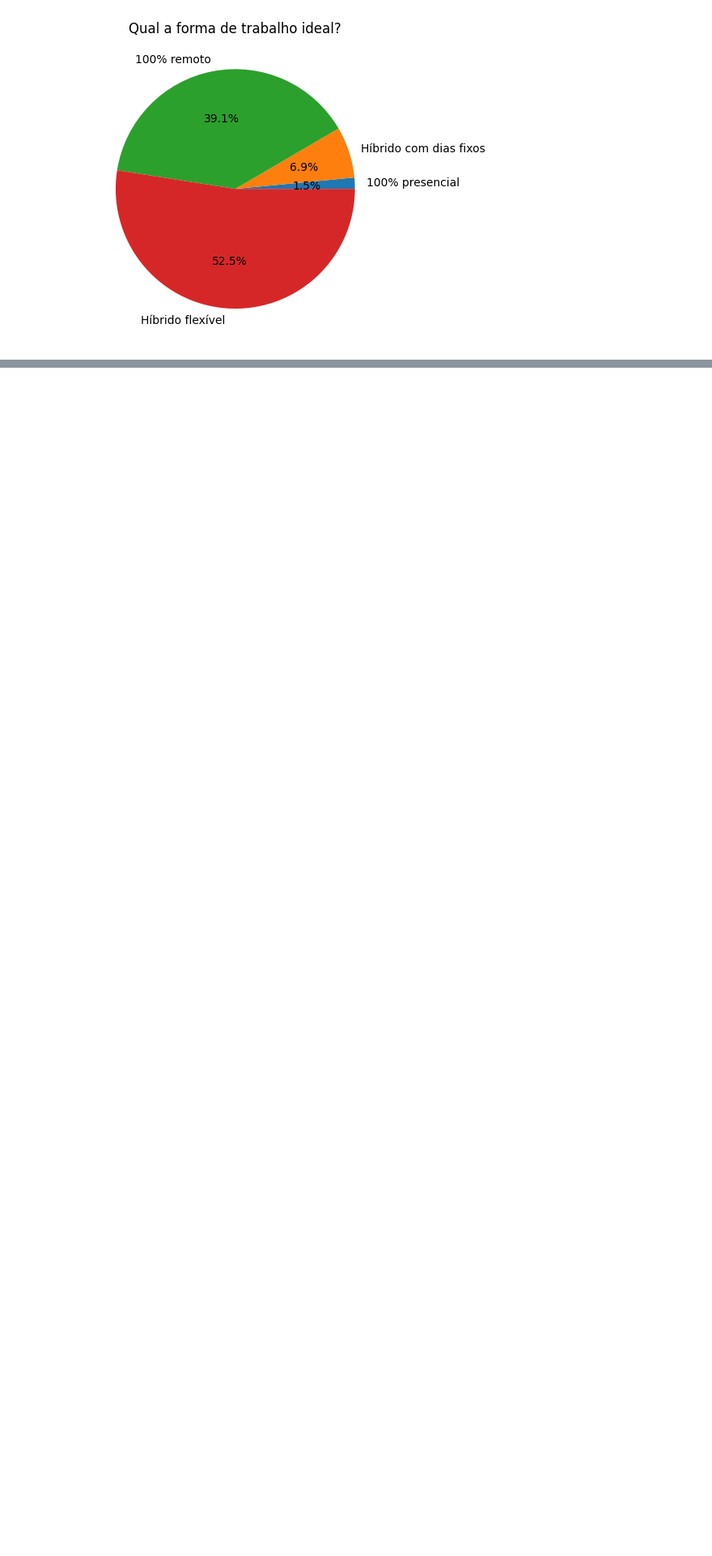
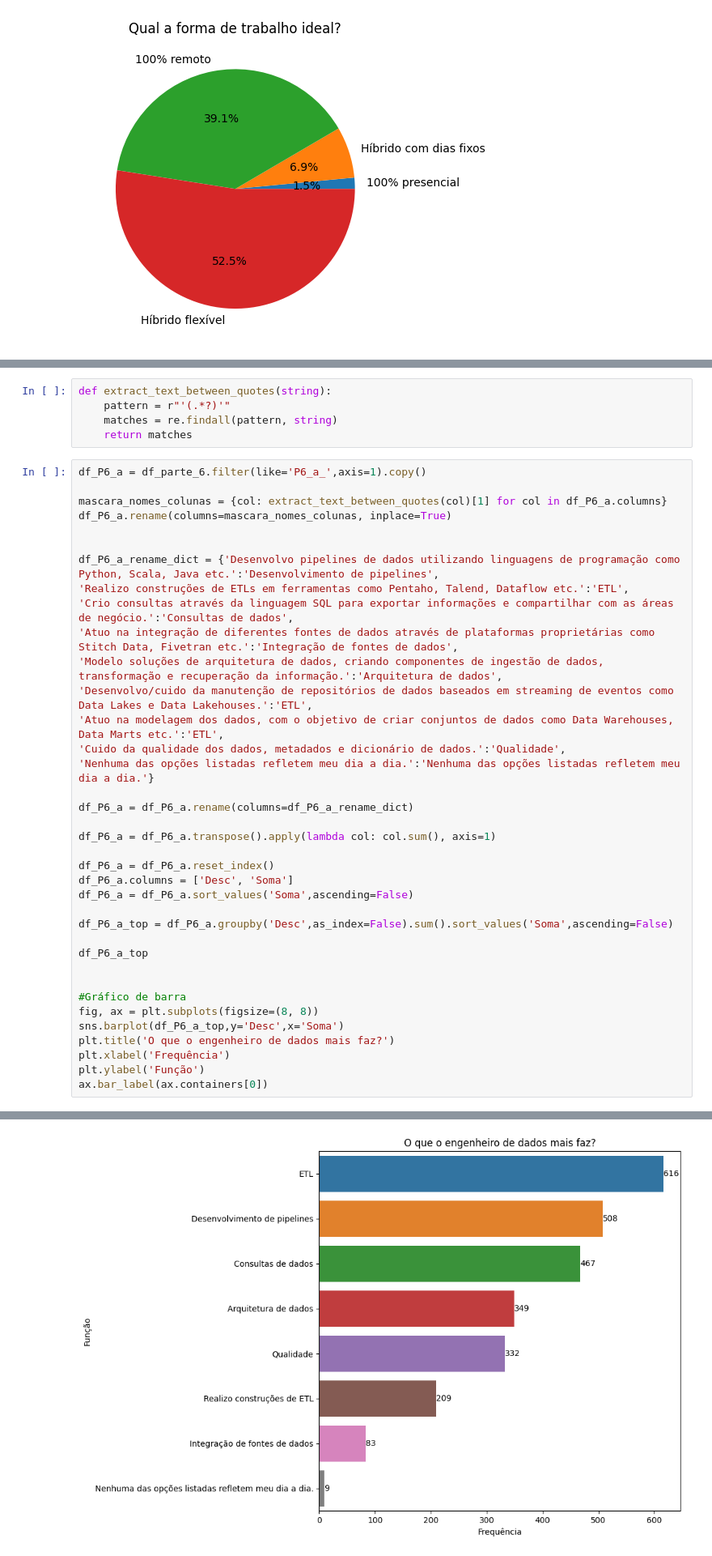
Before and after one commit to dallaqua/Trabalho_Santander_Coders_TPI, a Jupyter notebook: analise_mercado_dados_2022.ipynb, the cells around one changed output, grey strips where cells are left out. Shown at 81% size. Saved outputs shown, nothing was run; the diff lists cells and outputs as text; blank space fills up the shorter version.

```diff
--- a/analise_mercado_dados_2022.ipynb
+++ b/analise_mercado_dados_2022.ipynb
@@ -228,0 +250,43 @@ plt.pie(df_forma_ideal, labels = labels, autopct='%1.1f%%')
+# %%
+def extract_text_between_quotes(string):
+    pattern = r"'(.*?)'"
+    matches = re.findall(pattern, string)
+    return matches
+# %%
+df_P6_a = df_parte_6.filter(like='P6_a_',axis=1).copy()
+
+mascara_nomes_colunas = {col: extract_text_between_quotes(col)[1] for col in df_P6_a.columns}
+df_P6_a.rename(columns=mascara_nomes_colunas, inplace=True)
+
+
+df_P6_a_rename_dict = {'Desenvolvo pipelines de dados utilizando linguagens de programação como Python, Scala, Java etc.':'Desenvolvimento de pipelines',
+'Realizo construções de ETLs em ferramentas como Pentaho, Talend, Dataflow etc.':'ETL',
+'Crio consultas através da linguagem SQL para exportar informações e compartilhar com as áreas de negócio.':'Consultas de dados',
+'Atuo na integração de diferentes fontes de dados através de plataformas proprietárias como Stitch Data, Fivetran etc.':'Integração de fontes de dados',
+'Modelo soluções de arquitetura de dados, criando componentes de ingestão de dados, transformação e recuperação da informação.':'Arquitetura de dados',
+'Desenvolvo/cuido da manutenção de repositórios de dados baseados em streaming de eventos como Data Lakes e Data Lakehouses.':'ETL',
+'Atuo na modelagem dos dados, com o objetivo de criar conjuntos de dados como Data Warehouses, Data Marts etc.':'ETL',
+'Cuido da qualidade dos dados, metadados e dicionário de dados.':'Qualidade',
+'Nenhuma das opções listadas refletem meu dia a dia.':'Nenhuma das opções listadas refletem meu dia a dia.'}
+
+df_P6_a = df_P6_a.rename(columns=df_P6_a_rename_dict)
+
+df_P6_a = df_P6_a.transpose().apply(lambda col: col.sum(), axis=1)
+
+df_P6_a = df_P6_a.reset_index()
+df_P6_a.columns = ['Desc', 'Soma']
+df_P6_a = df_P6_a.sort_values('Soma',ascending=False)
+
+df_P6_a_top = df_P6_a.groupby('Desc',as_index=False).sum().sort_values('Soma',ascending=False)
+
+df_P6_a_top
+
+
+#Gráfico de barra
+fig, ax = plt.subplots(figsize=(8, 8))
+sns.barplot(df_P6_a_top,y='Desc',x='Soma')
+plt.title('O que o engenheiro de dados mais faz?')
+plt.xlabel('Frequência')
+plt.ylabel('Função')
+ax.bar_label(ax.containers[0])
+# %% [output]
@@ -228,0 +301 @@ plt.pie(df_forma_ideal, labels = labels, autopct='%1.1f%%')
+[figure, added]
```
Also changed, not shown: parts of 3 cells of this notebook.
